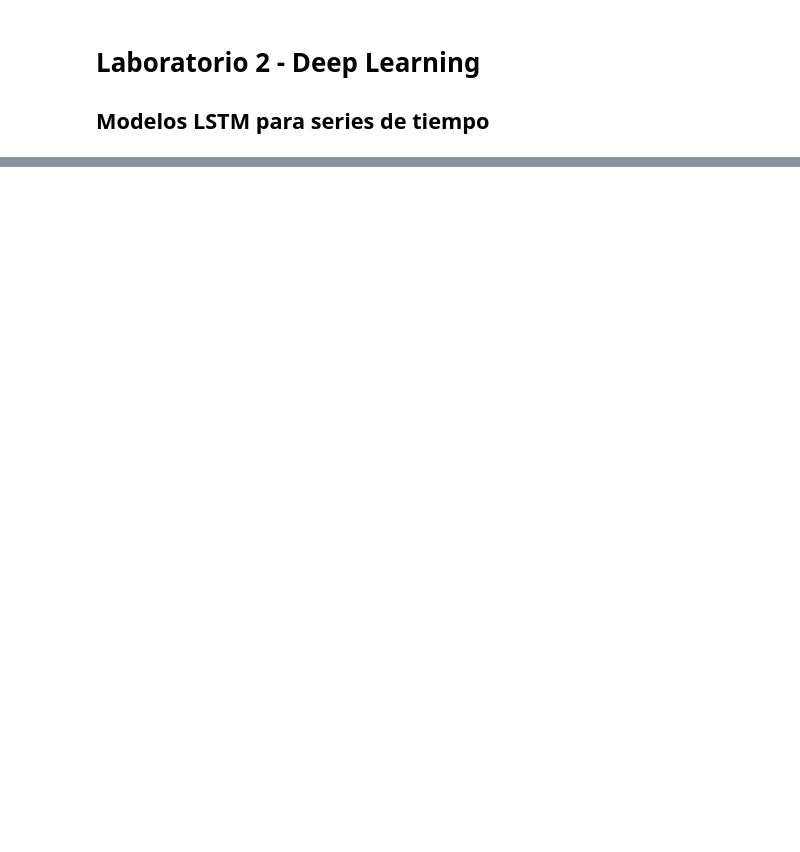
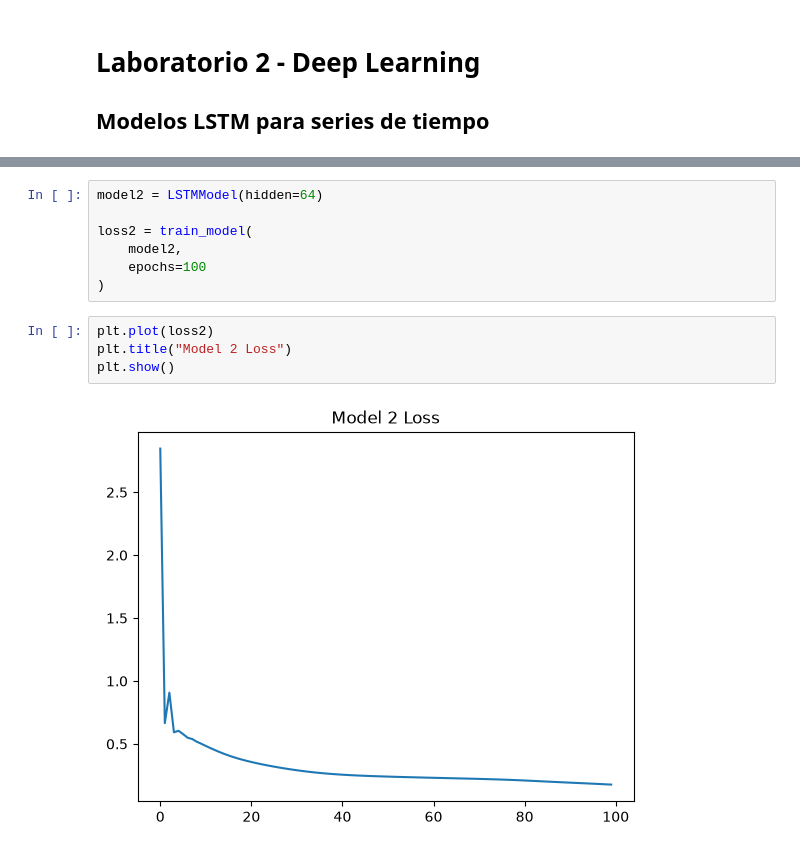
Before and after one commit to donadito/Laboratorio-2-SERIES-DE-TIEMPO, a Jupyter notebook: Laboratorio2.ipynb, the cells around one changed output, grey strips where cells are left out. Cells and saved outputs as stored; diff of their text form; blank space fills up the shorter version.

```diff
--- a/Laboratorio2.ipynb
+++ b/Laboratorio2.ipynb
@@ -16,0 +162,13 @@ ModuleNotFoundError: No module named 'tensorflow'
+# %%
+model2 = LSTMModel(hidden=64)
+
+loss2 = train_model(
+    model2,
+    epochs=100
+)
+# %%
+plt.plot(loss2)
+plt.title("Model 2 Loss")
+plt.show()
+# %% [output]
+[figure, added]
```
Also changed, not shown: parts of 21 cells of this notebook.
